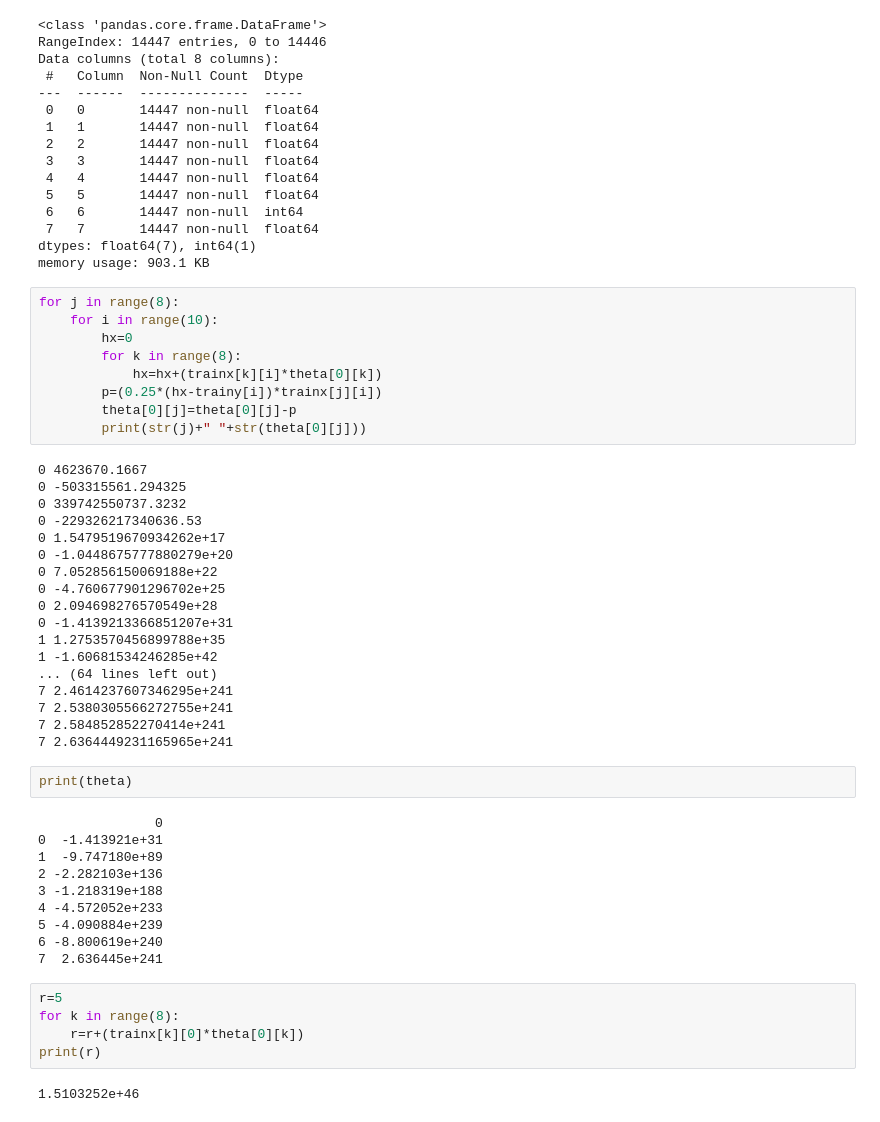
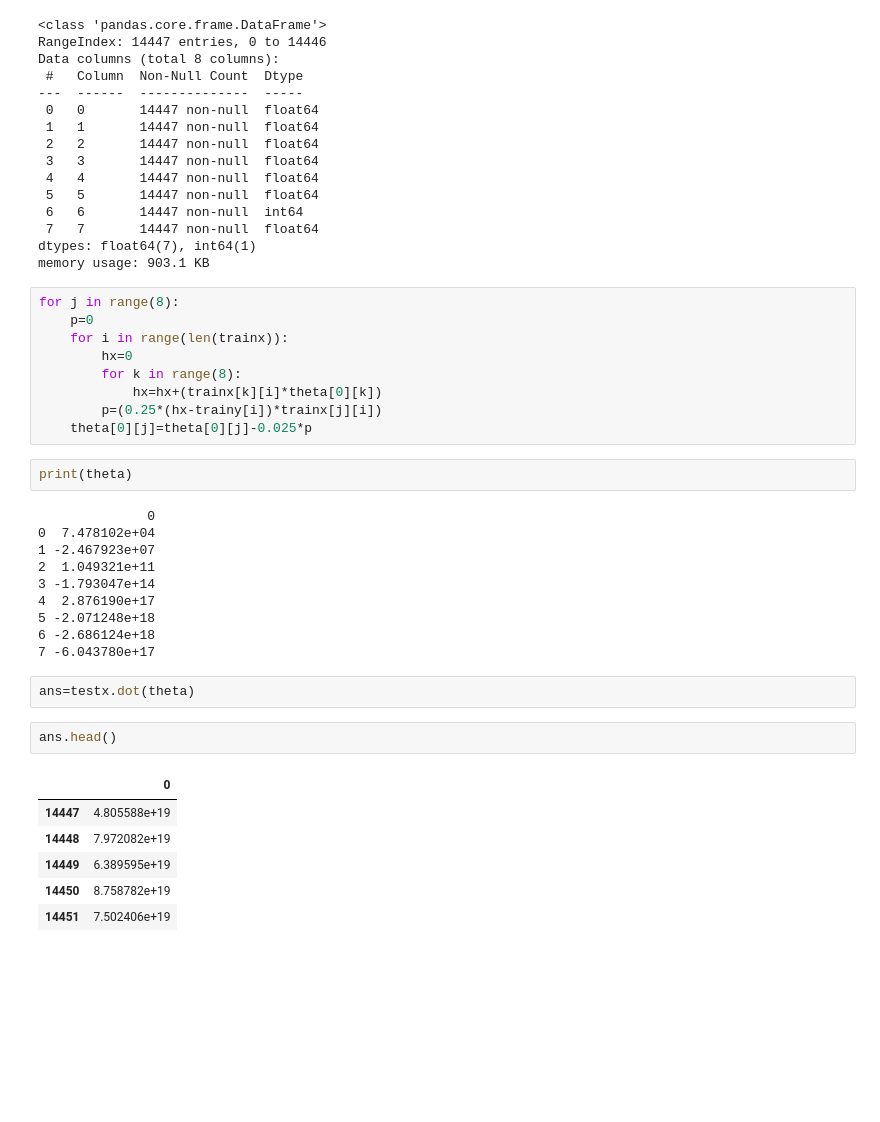
Before and after one commit to mahendrapanwar/ml-projects, a Jupyter notebook: housing sales data/housing1.ipynb, the cells around one changed output. Drawn from its saved outputs; the diff is of its cells as text; blank space fills up the shorter version.

```diff
--- a/housing sales data/housing1.ipynb
+++ b/housing sales data/housing1.ipynb
@@ -297,47 +297,33 @@ dtypes: float64(7), int64(1)
 memory usage: 903.1 KB
 # %%
 for j in range(8):
-    for i in range(10):
+    p=0
+    for i in range(len(trainx)):
         hx=0
         for k in range(8):
             hx=hx+(trainx[k][i]*theta[0][k])
         p=(0.25*(hx-trainy[i])*trainx[j][i])
-        theta[0][j]=theta[0][j]-p
-        print(str(j)+" "+str(theta[0][j]))
+    theta[0][j]=theta[0][j]-0.025*p
-# %% [output]
-0 4623670.1667
-0 -503315561.294325
-0 339742550737.3232
-0 -229326217340636.53
-0 1.5479519670934262e+17
-0 -1.0448675777880279e+20
-0 7.052856150069188e+22
-0 -4.760677901296702e+25
-0 2.094698276570549e+28
-0 -1.4139213366851207e+31
-1 1.2753570456899788e+35
-1 -1.60681534246285e+42
-... (64 lines left out)
-7 2.4614237607346295e+241
-7 2.5380305566272755e+241
-7 2.584852852270414e+241
-7 2.6364449231165965e+241
 # %%
 print(theta)
 # %% [output]
-               0
-0  -1.413921e+31
-1  -9.747180e+89
-2 -2.282103e+136
-3 -1.218319e+188
-4 -4.572052e+233
-5 -4.090884e+239
-6 -8.800619e+240
-7  2.636445e+241
+              0
+0  7.478102e+04
+1 -2.467923e+07
+2  1.049321e+11
+3 -1.793047e+14
+4  2.876190e+17
+5 -2.071248e+18
+6 -2.686124e+18
+7 -6.043780e+17
 # %%
-r=5
-for k in range(8):
-    r=r+(trainx[k][0]*theta[0][k])
-print(r)
+ans=testx.dot(theta)
-# %% [output]
-1.5103252e+46
+# %%
+ans.head()
+# %% [output]
+|  | 0 |
+| 14447 | 4.805588e+19 |
+| 14448 | 7.972082e+19 |
+| 14449 | 6.389595e+19 |
+| 14450 | 8.758782e+19 |
+| 14451 | 7.502406e+19 |
```
Also changed, not shown: 2 other files.
